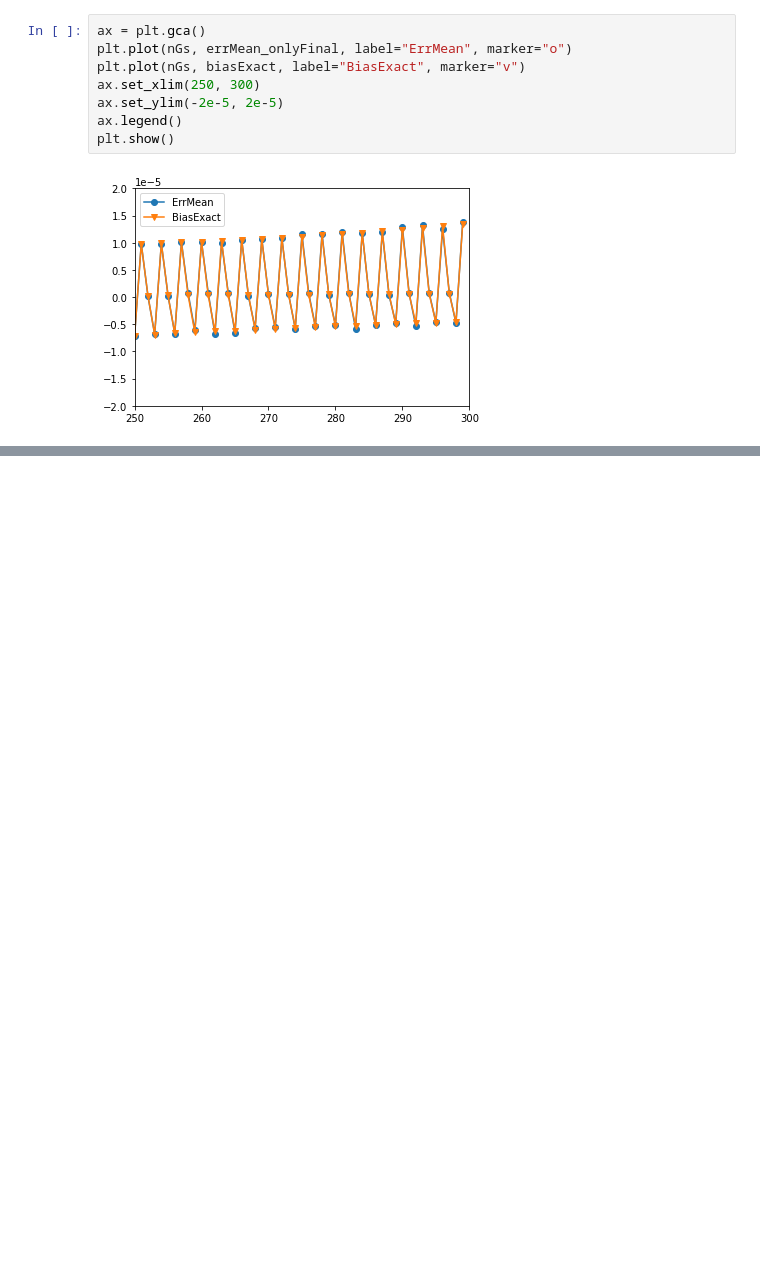
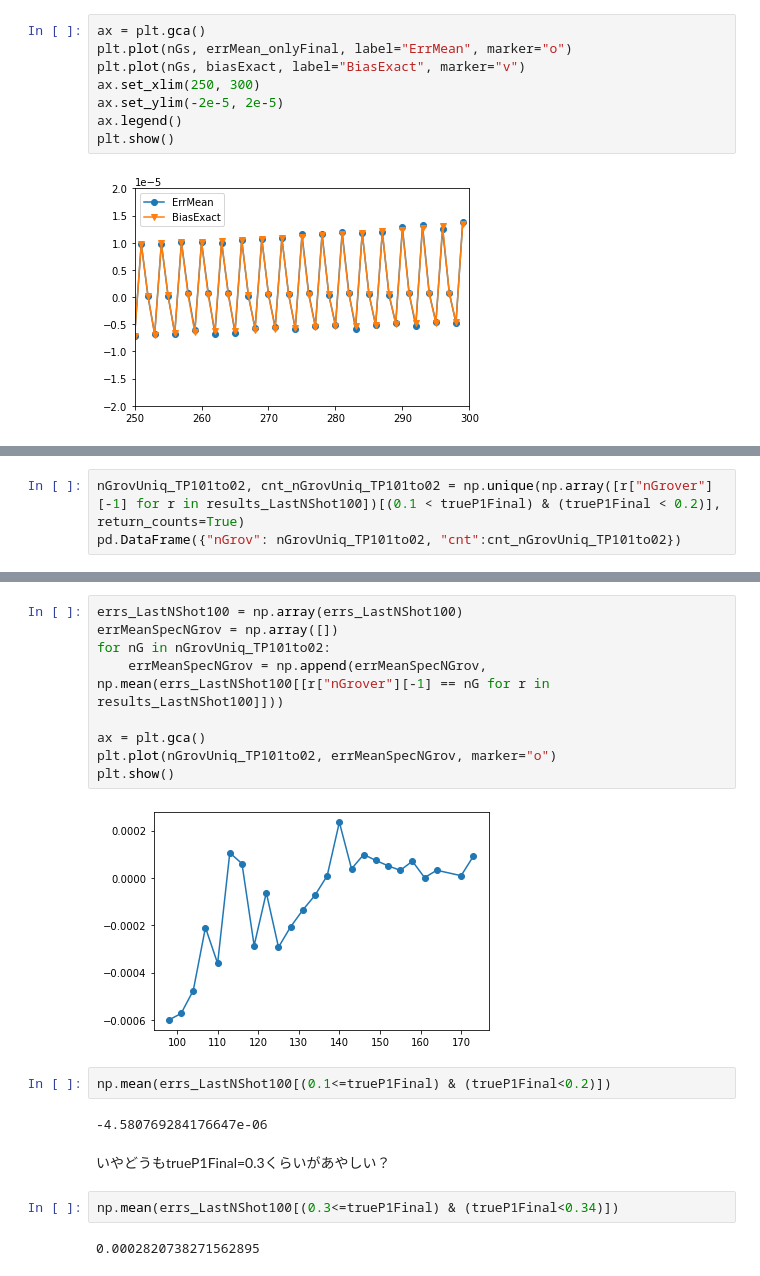
Before and after one commit to Koichi-Miyamoto/QAEErrorVsNShotNGrover, a Jupyter notebook: IQAEBinom_BiasCompare_CoxSnell_nShotUnitLarge.ipynb, the cells around one changed output, grey strips where cells are left out. Drawn from its saved outputs; the diff is of its cells as text; blank space fills up the shorter version.

```diff
--- a/IQAEBinom_BiasCompare_CoxSnell_nShotUnitLarge.ipynb
+++ b/IQAEBinom_BiasCompare_CoxSnell_nShotUnitLarge.ipynb
@@ -480,0 +543,3 @@ plt.show()
+# %%
+nGrovUniq_TP101to02, cnt_nGrovUniq_TP101to02 = np.unique(np.array([r["nGrover"][-1] for r in results_LastNShot100])[(0.1 < trueP1Final) & (trueP1Final < 0.2)], return_counts=True)
+pd.DataFrame({"nGrov": nGrovUniq_TP101to02, "cnt":cnt_nGrovUniq_TP101to02})
@@ -480,0 +564,21 @@ plt.show()
+# %%
+errs_LastNShot100 = np.array(errs_LastNShot100)
+errMeanSpecNGrov = np.array([])
+for nG in nGrovUniq_TP101to02:
+    errMeanSpecNGrov = np.append(errMeanSpecNGrov, np.mean(errs_LastNShot100[[r["nGrover"][-1] == nG for r in results_LastNShot100]]))
+
+ax = plt.gca()
+plt.plot(nGrovUniq_TP101to02, errMeanSpecNGrov, marker="o")
+plt.show()
+# %% [output]
+[figure, added]
+# %%
+np.mean(errs_LastNShot100[(0.1<=trueP1Final) & (trueP1Final<0.2)])
+# %% [output]
+-4.580769284176647e-06
+# %% [markdown]
+いやどうもtrueP1Final=0.3くらいがあやしい？
+# %%
+np.mean(errs_LastNShot100[(0.3<=trueP1Final) & (trueP1Final<0.34)])
+# %% [output]
+0.0002820738271562895
```
Also changed, not shown: parts of 22 cells of this notebook, 2 other files.
